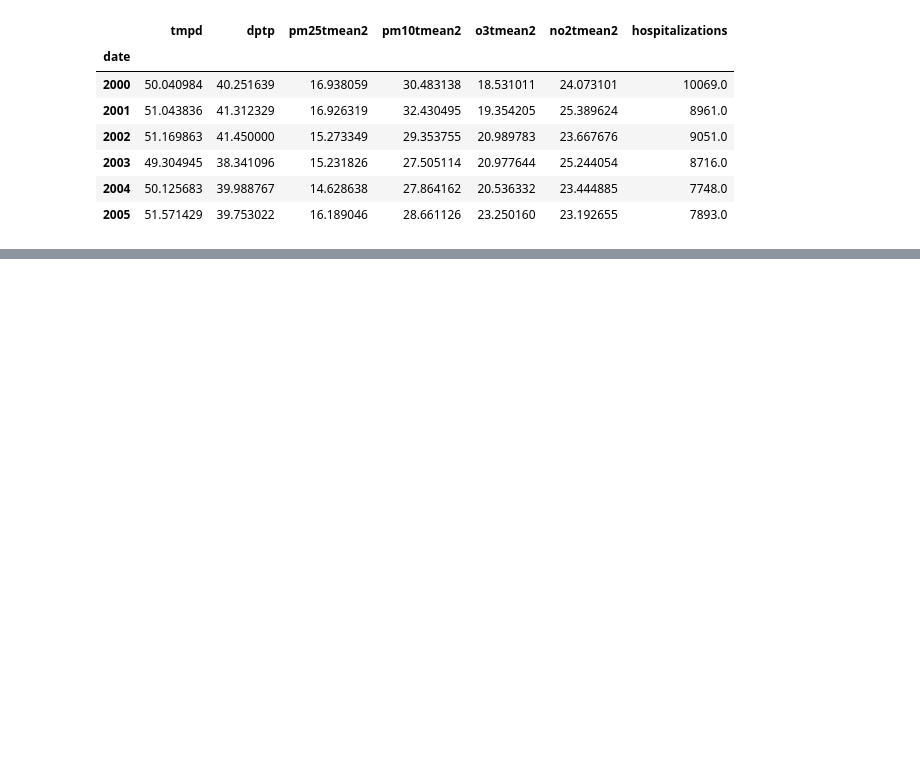
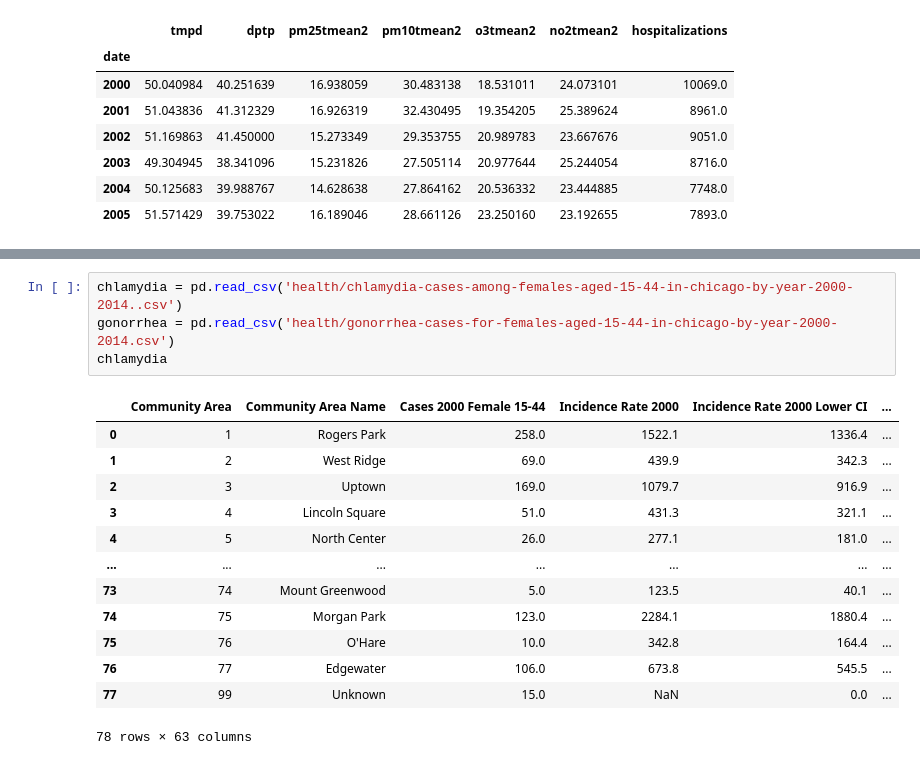
Before and after one commit to klebiedzinska/big_data_project, a Jupyter notebook: Untitled.ipynb, the cells around one changed output, grey strips where cells are left out. Cells and saved outputs as stored; diff of their text form; blank space fills up the shorter version.

```diff
--- a/Untitled.ipynb
+++ b/Untitled.ipynb
@@ -136,0 +225,18 @@ filtered_df_mean.merge(astma_hospital_sum.rename('hospitalizations'), how='outer
+# %%
+chlamydia = pd.read_csv('health/chlamydia-cases-among-females-aged-15-44-in-chicago-by-year-2000-2014..csv')
+gonorrhea = pd.read_csv('health/gonorrhea-cases-for-females-aged-15-44-in-chicago-by-year-2000-2014.csv')
+chlamydia
+# %% [output]
+|  | Community Area | Community Area Name | Cases 2000 Female 15-44 | Incidence Rate 2000 | Incidence Rate 2000 Lower CI | ... |
+| 0 | 1 | Rogers Park | 258.0 | 1522.1 | 1336.4 | ... |
+| 1 | 2 | West Ridge | 69.0 | 439.9 | 342.3 | ... |
+| 2 | 3 | Uptown | 169.0 | 1079.7 | 916.9 | ... |
+| 3 | 4 | Lincoln Square | 51.0 | 431.3 | 321.1 | ... |
+| 4 | 5 | North Center | 26.0 | 277.1 | 181.0 | ... |
+| ... | ... | ... | ... | ... | ... | ... |
+| 73 | 74 | Mount Greenwood | 5.0 | 123.5 | 40.1 | ... |
+| 74 | 75 | Morgan Park | 123.0 | 2284.1 | 1880.4 | ... |
+| 75 | 76 | O'Hare | 10.0 | 342.8 | 164.4 | ... |
+| 76 | 77 | Edgewater | 106.0 | 673.8 | 545.5 | ... |
+| 77 | 99 | Unknown | 15.0 | NaN | 0.0 | ... |
+78 rows × 63 columns
```
Also changed, not shown: parts of 9 cells of this notebook.
